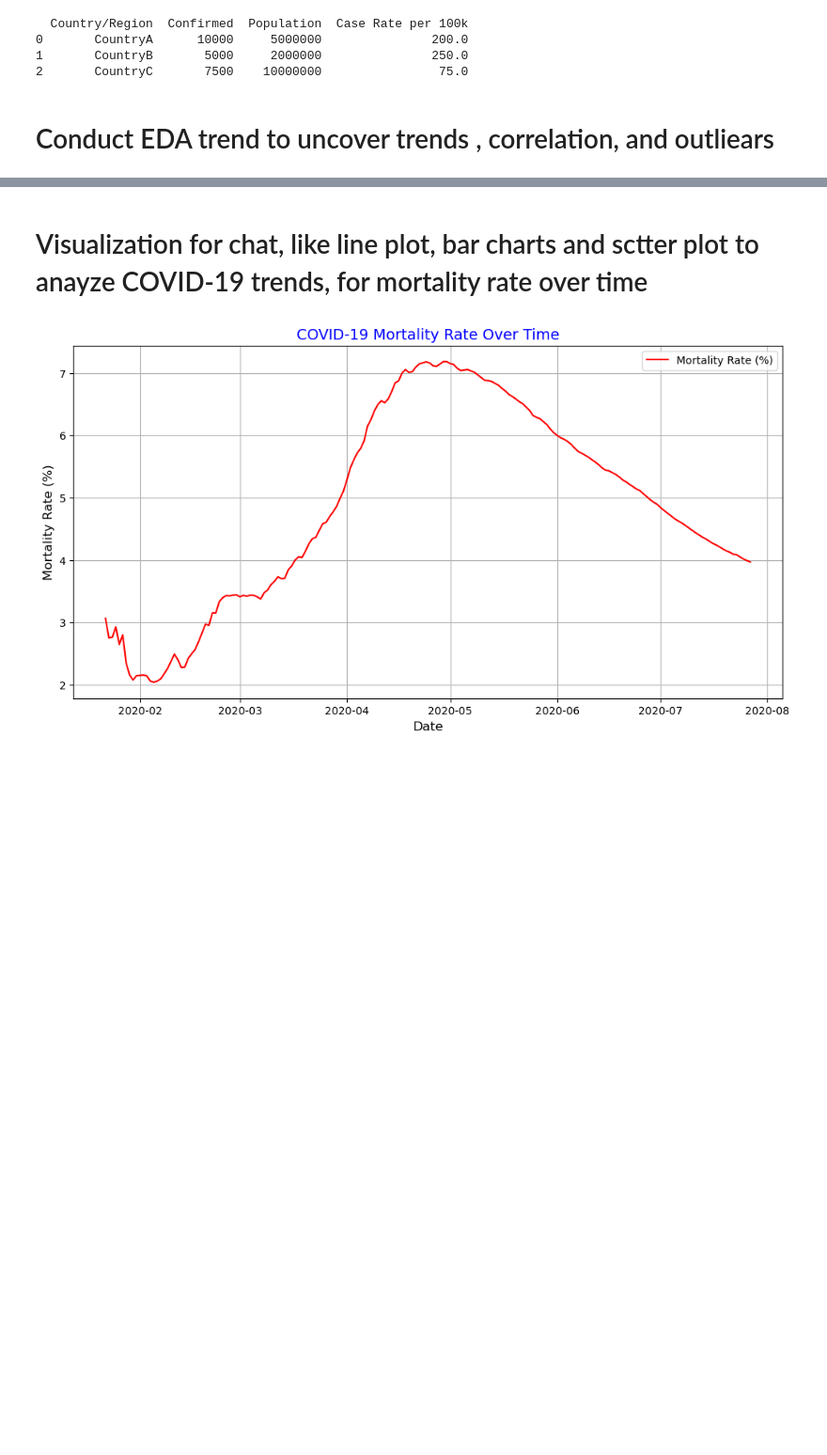
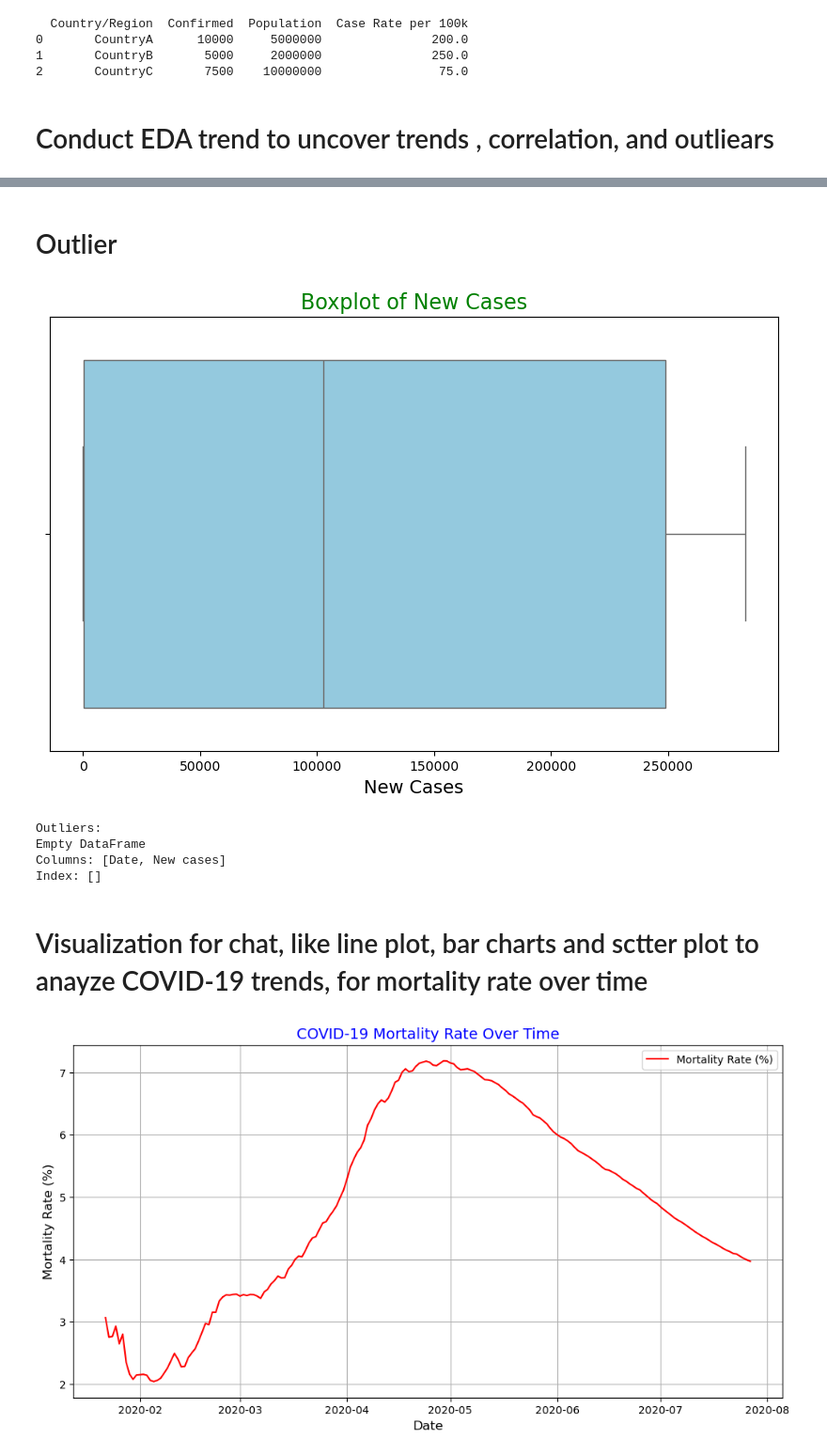
Before and after one commit to e3emmaworld/Data-Science-Capstone-, a Jupyter notebook: Capstone_Project.ipynb, the cells around one changed output, grey strips where cells are left out. Shown at 94% size. Drawn from its saved outputs; the diff is of its cells as text; code cells hidden in the pictures; blank space fills up the shorter version.

```diff
--- a/Capstone_Project.ipynb
+++ b/Capstone_Project.ipynb
@@ -180,3 +263,43 @@ ValueError: could not convert string to float: '2020-01-22'
+# %% [markdown]
+# Outlier
+# %%
+
+
+# Create the dataset as a pandas DataFrame
+data = {
+    "Date": [
+        "2020-01-22", "2020-01-23", "2020-01-24", "2020-01-25", "2020-01-26",
+        "2020-07-23", "2020-07-24", "2020-07-25", "2020-07-26", "2020-07-27"
+    ],
+    "New cases": [0, 99, 287, 493, 684, 282756, 281164, 255545, 204606, 228693]
+}
+
+df = pd.DataFrame(data)
+
+# Convert the "Date" column to a datetime type
+df["Date"] = pd.to_datetime(df["Date"])
+
+# Plot a boxplot to visualize outliers
+plt.figure(figsize=(10, 6))
+sns.boxplot(x=df["New cases"], color="skyblue")
+plt.title("Boxplot of New Cases", fontsize=16, color="green")
+plt.xlabel("New Cases", fontsize=14)
+plt.show()
+
+# Optional: Print outliers using the IQR method
+Q1 = df["New cases"].quantile(0.25)
+Q3 = df["New cases"].quantile(0.75)
+IQR = Q3 - Q1
+
+outliers = df[(df["New cases"] < (Q1 - 1.5 * IQR)) | (df["New cases"] > (Q3 + 1.5 * IQR))]
+print("Outliers:")
+print(outliers)
+# %% [output]
+[figure, added]
+Outliers:
+Empty DataFrame
+Columns: [Date, New cases]
+Index: []
 # %% [markdown]
 # Visualization for chat, like line plot, bar charts and sctter plot to anayze COVID-19 trends, for mortality rate over time
 # %%
```
Also changed, not shown: parts of 13 cells of this notebook.
